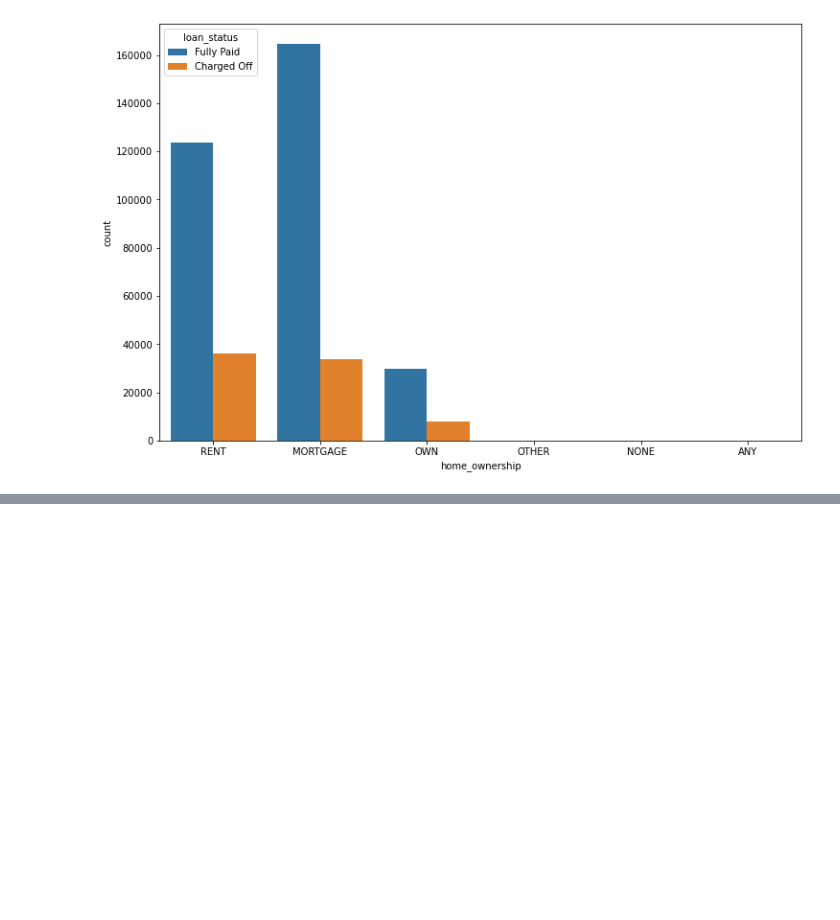
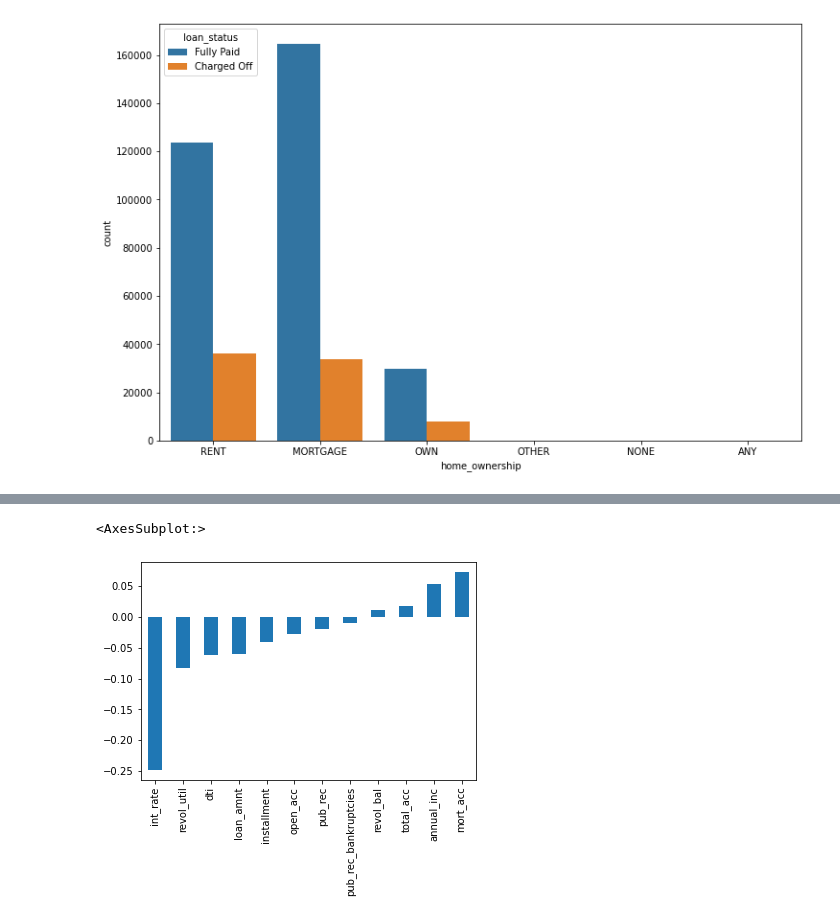
Before and after one commit to s-mushnoori/lending-club, a Jupyter notebook: lending-club.ipynb, the cells around one changed output, grey strips where cells are left out. Drawn from its saved outputs; the diff is of its cells as text; code cells hidden in the pictures; blank space fills up the shorter version.

```diff
--- a/lending-club.ipynb
+++ b/lending-club.ipynb
@@ -160,0 +190,4 @@ sns.countplot(x='home_ownership', data=df, hue='loan_status')
+# %%
+df['loan_paid'] = df['loan_status'].map({'Fully Paid': 1, 'Charged Off': 0})
+# %%
+df.drop('loan_status', axis = 1, inplace=True)
@@ -160,0 +215,5 @@ sns.countplot(x='home_ownership', data=df, hue='loan_status')
+# %%
+df.corr()['loan_paid'].sort_values().drop('loan_paid').plot(kind='bar')
+# %% [output]
+<AxesSubplot:>
+[figure, added]
```
Also changed, not shown: parts of 21 cells of this notebook.
